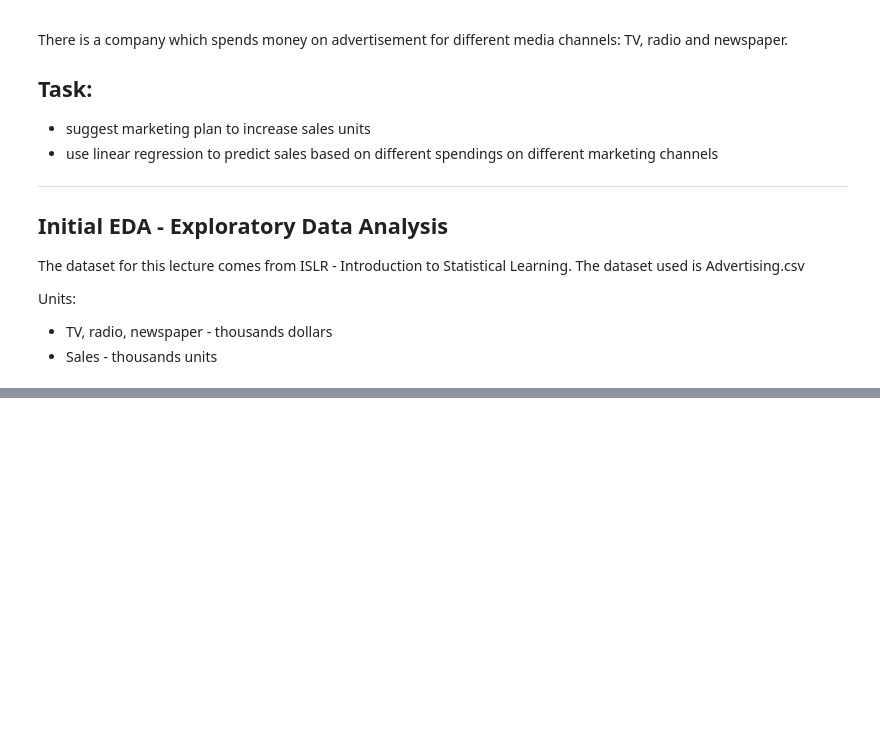
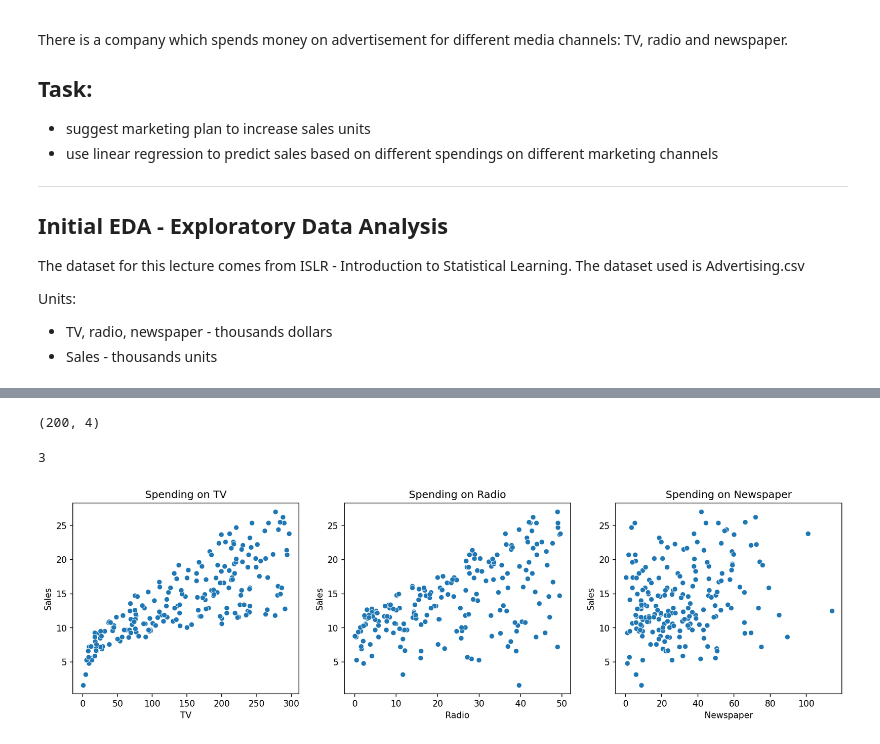
Before and after one commit to JoelOscarsson/Machine-Learning, a Jupyter notebook: Code-Alongs/L0-Linear_regression.ipynb, the cells around one changed output, grey strips where cells are left out. Drawn from its saved outputs; the diff is of its cells as text; code cells hidden in the pictures; blank space fills up the shorter version.

```diff
--- a/Code-Alongs/L0-Linear_regression.ipynb
+++ b/Code-Alongs/L0-Linear_regression.ipynb
@@ -24,3 +24,7 @@ import pandas as pd
 import seaborn as sns
 import matplotlib.pyplot as plt
 import numpy as np
+
+df = pd.read_csv("../data/Advertising.csv", index_col=0)
+
+df.head()
@@ -26,0 +60,16 @@ import numpy as np
+# %%
+df.shape # 200 samples, 3 features, 1 label
+# %% [output]
+(200, 4)
+# %%
+numbers_features = df.shape[1]-1 # Varför? Jo för att man vill kunna skapa olika plottar # Vi plockar 4 - 1 för att vi har 3 features och den 4:e är sales
+print(numbers_features)
+
+fig, ax = plt.subplots(1, numbers_features, figsize = (16,4), dpi = 150)  # Dpi är storlek, figsize är för hur stora figurerna och 'boxarna' är.
+
+for i, feature in enumerate(df.columns[:-1]):
+    sns.scatterplot(data = df, x=feature, y="Sales", ax=ax[i])
+    ax[i].set_title(f"Spending on {feature}")
+# %% [output]
+3
+[figure, added]
```
Also changed, not shown: parts of 28 cells of this notebook.
